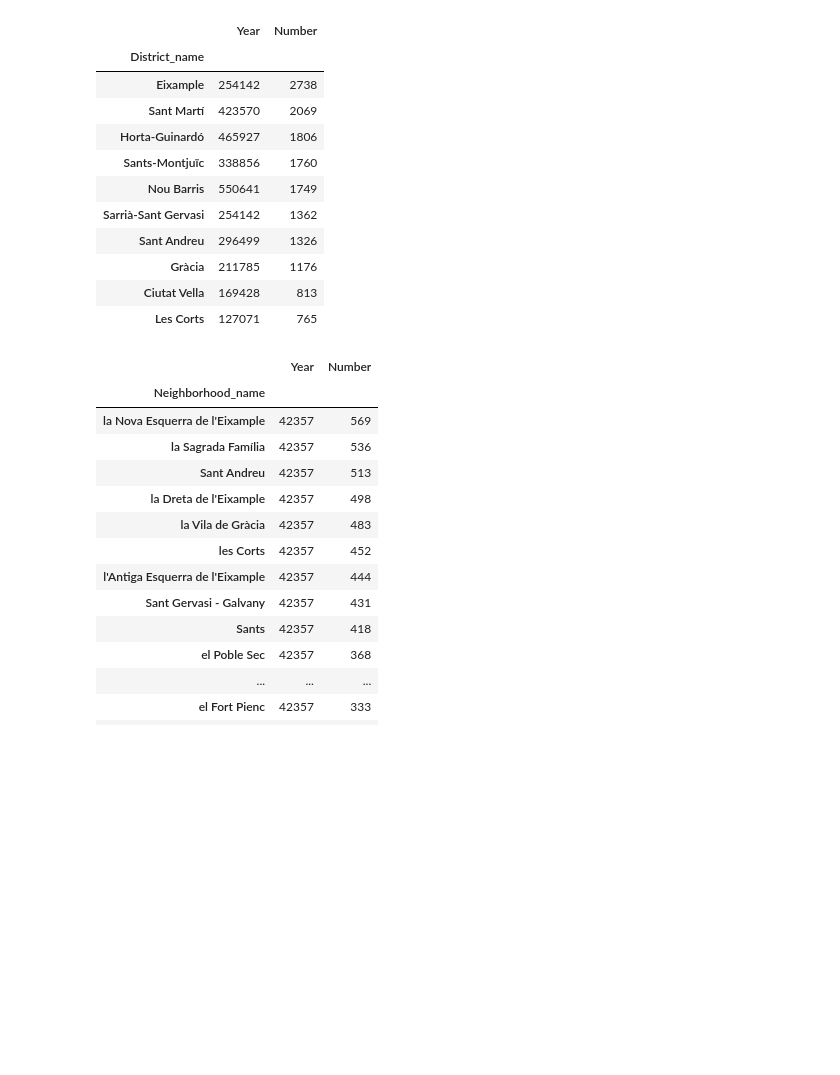
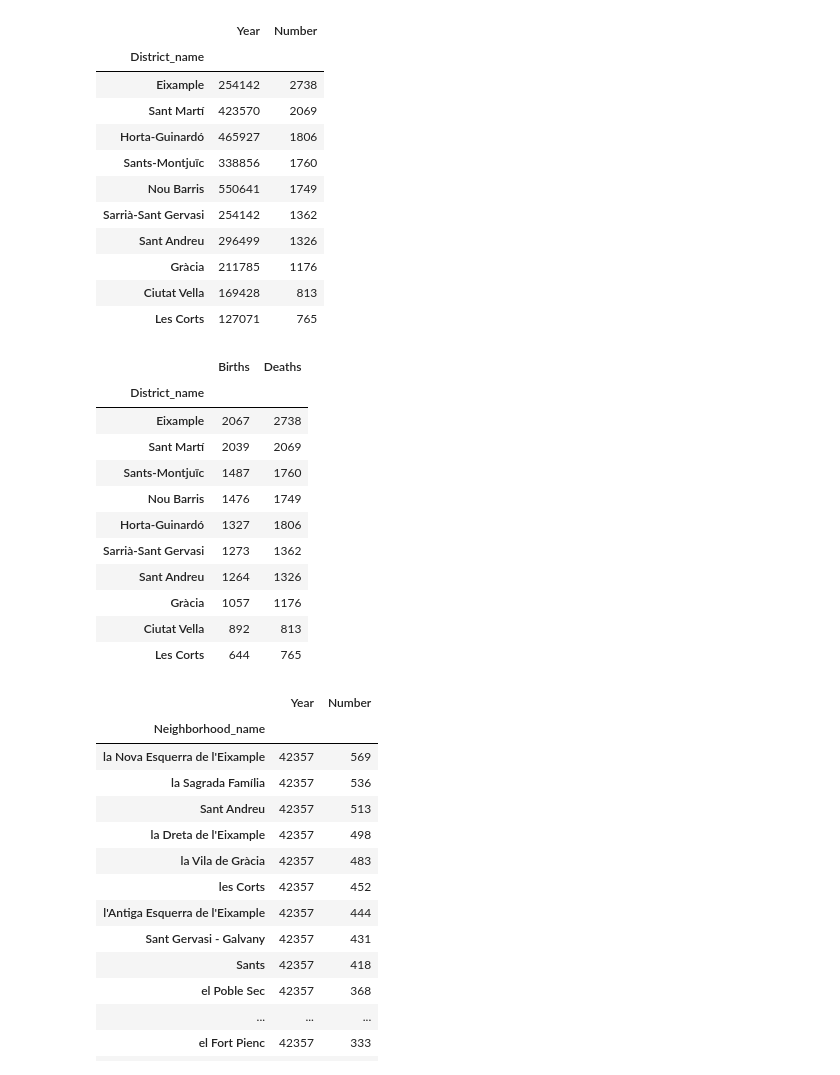
Before and after one commit to ta-data-bcn/barcelona_data, a Jupyter notebook: Death_birth_pop.ipynb, the cells around one changed output. Cells and saved outputs as stored; diff of their text form; code cells hidden in the pictures; blank space fills up the shorter version.

```diff
--- a/Death_birth_pop.ipynb
+++ b/Death_birth_pop.ipynb
@@ -60,4 +60,4 @@ boys_2017
 | Boys | 147241 | 6978 |
 | Girls | 147241 | 6548 |
 # %%
-births_by_district[births_by_district["Year"] == 2017].groupby(['Year', 'District_name']).sum().sort_values(["Number"], ascending = False).head(10)
+births2017 = births_by_district[births_by_district["Year"] == 2017].groupby(['Year', 'District_name']).sum().sort_values(["Number"], ascending = False).head(10)
@@ -152,7 +139,8 @@ deaths_age_2017.head(10)
 | 55-59 | 147241 | 422 |
 | 50-54 | 147241 | 284 |
 # %%
-deaths_by_district[deaths_by_district["Year"] == 2017].groupby('District_name').sum().sort_values(["Number"], ascending = False).head(10)
+deaths2017 = deaths_by_district[deaths_by_district["Year"] == 2017].groupby('District_name').sum().sort_values(["Number"], ascending = False).head(10)
+deaths2017
 # %% [output]
 |  | Year | Number |
 | District_name |  |  |
@@ -166,6 +154,25 @@ deaths_by_district[deaths_by_district["Year"] == 2017].groupby('District_name').
 | Gràcia | 211785 | 1176 |
 | Ciutat Vella | 169428 | 813 |
 | Les Corts | 127071 | 765 |
+# %%
+birth_death = pd.merge(births2017, deaths2017, on=['District_name'])
+
+birth_death.columns = ["Births","Year", "Deaths"]
+birth_death_small = birth_death[["Births", "Deaths"]]
+birth_death_small
+# %% [output]
+|  | Births | Deaths |
+| District_name |  |  |
+| Eixample | 2067 | 2738 |
+| Sant Martí | 2039 | 2069 |
+| Sants-Montjuïc | 1487 | 1760 |
+| Nou Barris | 1476 | 1749 |
+| Horta-Guinardó | 1327 | 1806 |
+| Sarrià-Sant Gervasi | 1273 | 1362 |
+| Sant Andreu | 1264 | 1326 |
+| Gràcia | 1057 | 1176 |
+| Ciutat Vella | 892 | 813 |
+| Les Corts | 644 | 765 |
 # %%
 deaths_by_neighborhood[deaths_by_neighborhood["Year"] == 2017].groupby('Neighborhood_name').sum().sort_values(["Number"], ascending = False).head(20)
 # %% [output]
```
Also changed, not shown: parts of 4 cells of this notebook, 2 other files.
